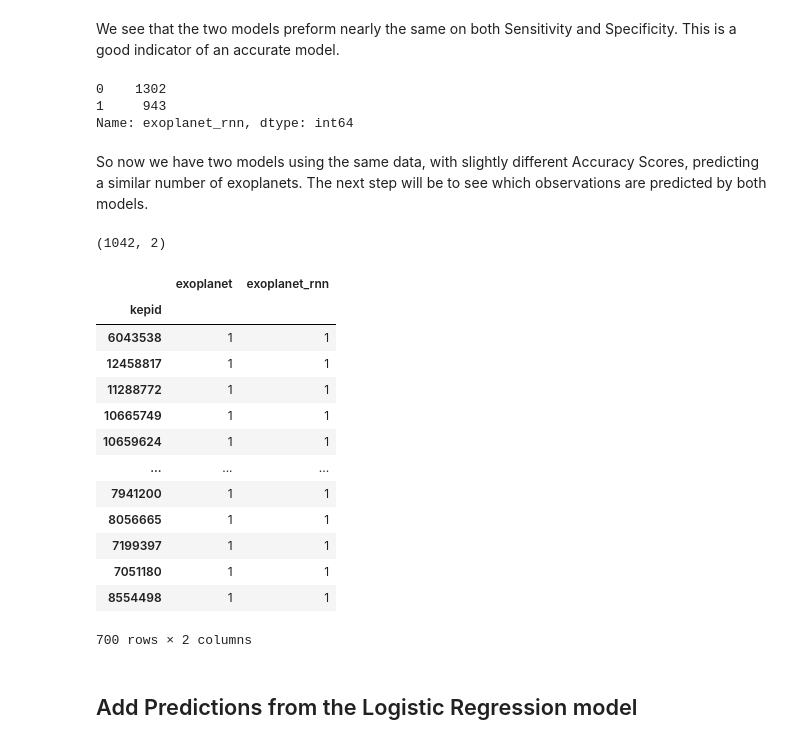
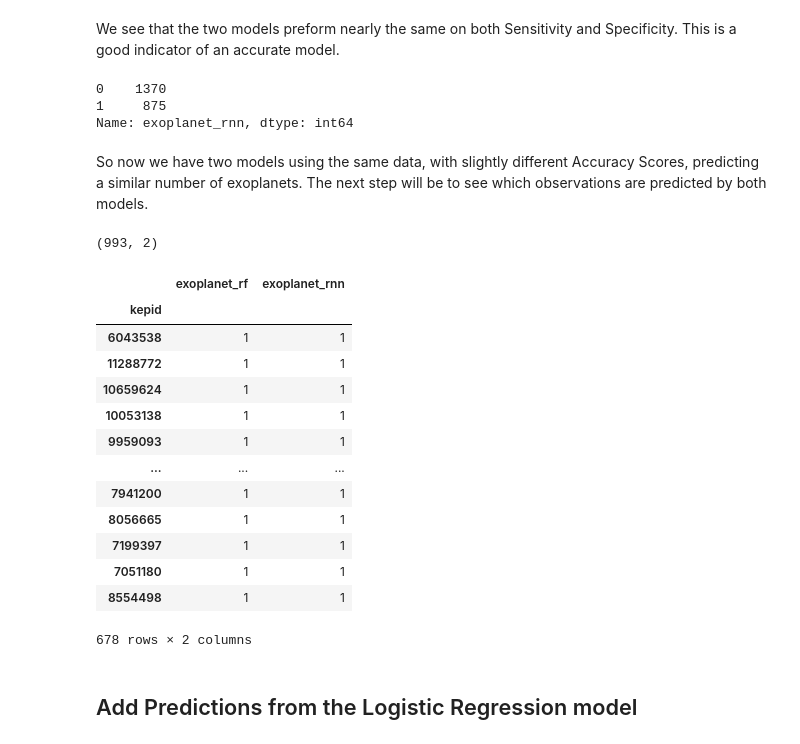
Before and after one commit to MattPat1981/exoplanet_alpha_models, a Jupyter notebook: code/RNN/KOI_EDA.ipynb, the cells around one changed output. Drawn from its saved outputs; the diff is of its cells as text; code cells hidden in the pictures.

```diff
--- a/code/RNN/KOI_EDA.ipynb
+++ b/code/RNN/KOI_EDA.ipynb
@@ -550,5 +641,5 @@ test = candidates.drop(columns='koi_disposition')
 ss.fit(X_train)
 test_sc = ss.transform(test)
 # %%
-candidates['exoplanet'] = rf.predict(test_sc)
+candidates['exoplanet_rf'] = rf.predict(test_sc)
 # %%
@@ -668,33 +759,33 @@ candidates['exoplanet_rnn'] = rnn.predict_classes(test_sc)
 # %%
 candidates['exoplanet_rnn'].value_counts()
 # %% [output]
-0    1302
-1     943
+0    1370
+1     875
 Name: exoplanet_rnn, dtype: int64
 # %% [markdown]
 So now we have two models using the same data, with slightly different Accuracy Scores, predicting a similar number of exoplanets. The next step will be to see which observations are predicted by both models.
 # %%
-overlap = candidates[['exoplanet', 'exoplanet_rnn']][(candidates['exoplanet']==1) | (candidates['exoplanet_rnn']==1)]
+overlap = candidates[['exoplanet_rf', 'exoplanet_rnn']][(candidates['exoplanet_rf']==1) | (candidates['exoplanet_rnn']==1)]
 overlap.shape
 # %% [output]
-(1042, 2)
+(993, 2)
 # %%
-overlap[(overlap.exoplanet == 1) & (overlap.exoplanet_rnn == 1)]
+overlap[(overlap.exoplanet_rf == 1) & (overlap.exoplanet_rnn == 1)]
 # %% [output]
-|  | exoplanet | exoplanet_rnn |
+|  | exoplanet_rf | exoplanet_rnn |
 | kepid |  |  |
 | 6043538 | 1 | 1 |
-| 12458817 | 1 | 1 |
 | 11288772 | 1 | 1 |
-| 10665749 | 1 | 1 |
 | 10659624 | 1 | 1 |
+| 10053138 | 1 | 1 |
+| 9959093 | 1 | 1 |
 | ... | ... | ... |
 | 7941200 | 1 | 1 |
 | 8056665 | 1 | 1 |
 | 7199397 | 1 | 1 |
 | 7051180 | 1 | 1 |
 | 8554498 | 1 | 1 |
-700 rows × 2 columns
+678 rows × 2 columns
 # %% [markdown]
 ## Add Predictions from the Logistic Regression model
 # %%
```
Also changed, not shown: parts of 24 cells of this notebook, 6 other files.
